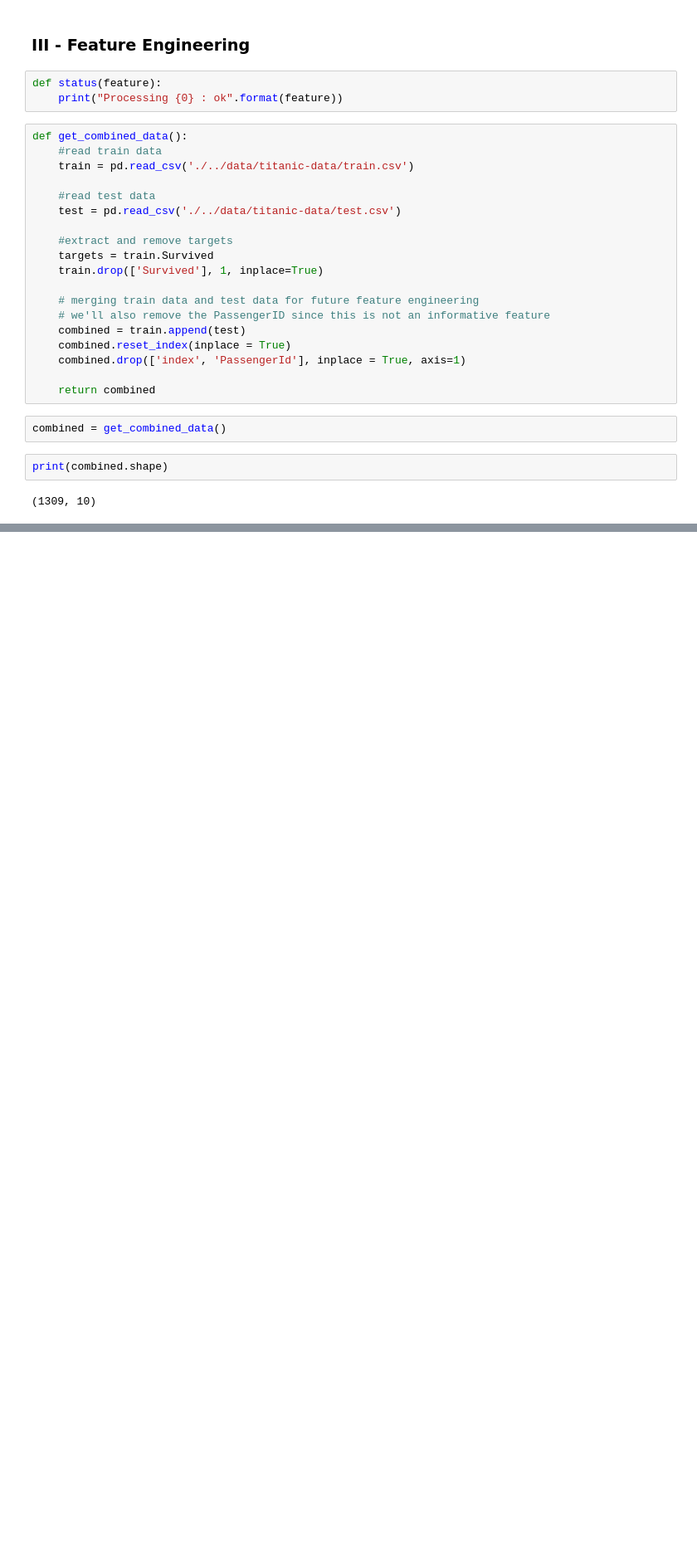
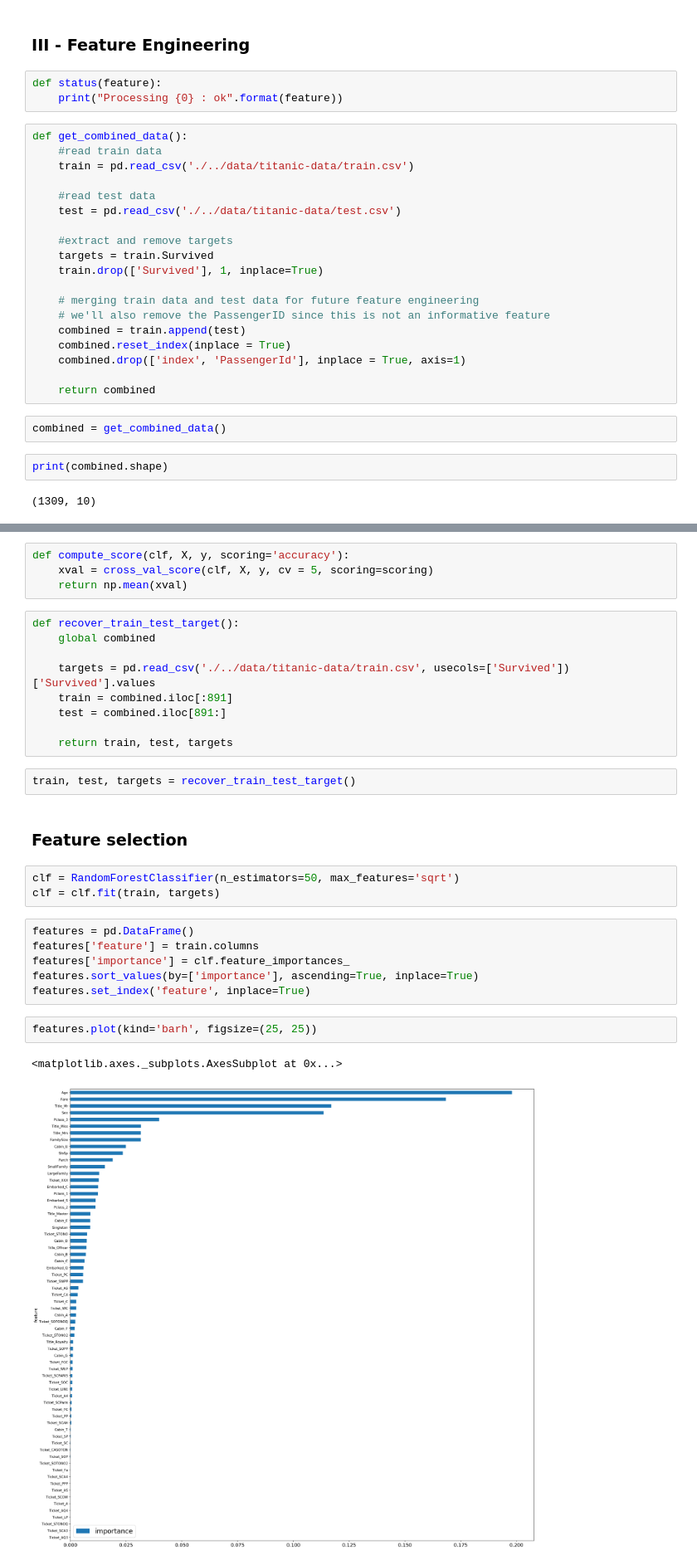
Before and after one commit to Jaisu-1/Kaggle-Competitions, a Jupyter notebook: Titanic/Titanic .ipynb, the cells around one changed output, grey strips where cells are left out. Shown at 83% size. Drawn from its saved outputs; the diff is of its cells as text; blank space fills up the shorter version.

```diff
--- a/Titanic/Titanic .ipynb
+++ b/Titanic/Titanic .ipynb
@@ -175,0 +526,31 @@ combined.head()
+# %%
+def compute_score(clf, X, y, scoring='accuracy'):
+    xval = cross_val_score(clf, X, y, cv = 5, scoring=scoring)
+    return np.mean(xval)
+# %%
+def recover_train_test_target():
+    global combined
+
+    targets = pd.read_csv('./../data/titanic-data/train.csv', usecols=['Survived'])['Survived'].values
+    train = combined.iloc[:891]
+    test = combined.iloc[891:]
+
+    return train, test, targets
+# %%
+train, test, targets = recover_train_test_target()
+# %% [markdown]
+### **Feature selection**
+# %%
+clf = RandomForestClassifier(n_estimators=50, max_features='sqrt')
+clf = clf.fit(train, targets)
+# %%
+features = pd.DataFrame()
+features['feature'] = train.columns
+features['importance'] = clf.feature_importances_
+features.sort_values(by=['importance'], ascending=True, inplace=True)
+features.set_index('feature', inplace=True)
+# %%
+features.plot(kind='barh', figsize=(25, 25))
+# %% [output]
+<matplotlib.axes._subplots.AxesSubplot at 0x...>
+[figure, added]
```
Also changed, not shown: parts of 53 cells of this notebook, 1 other file.
